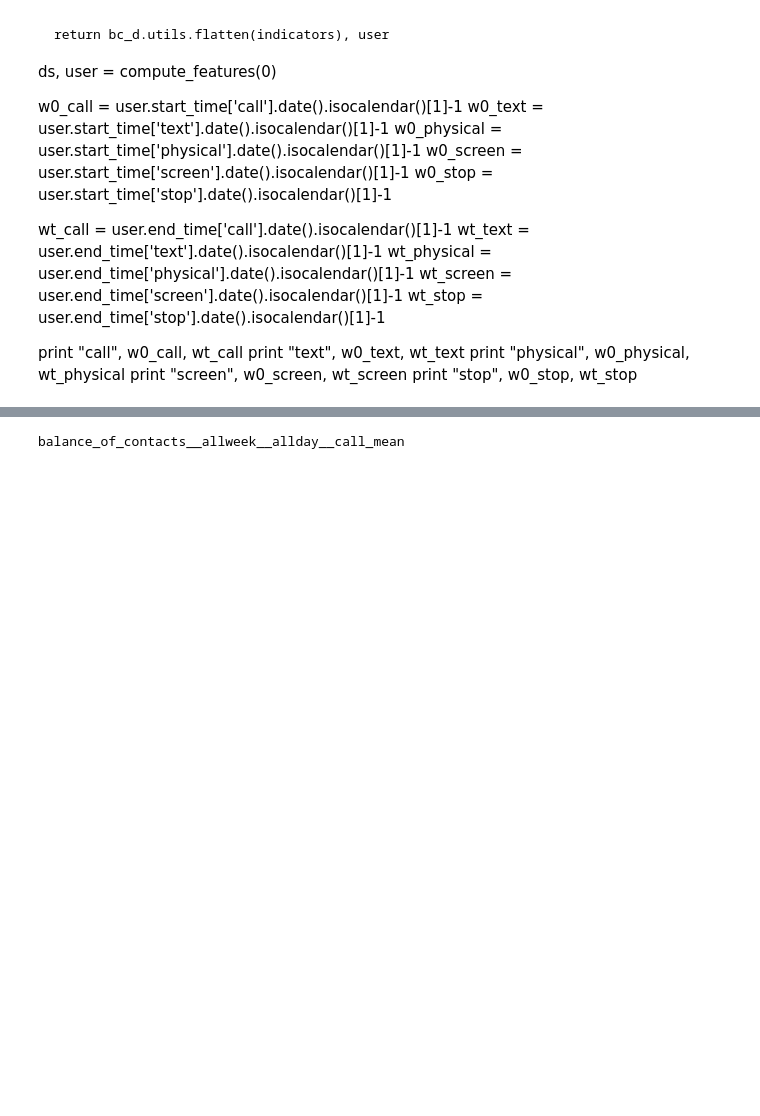
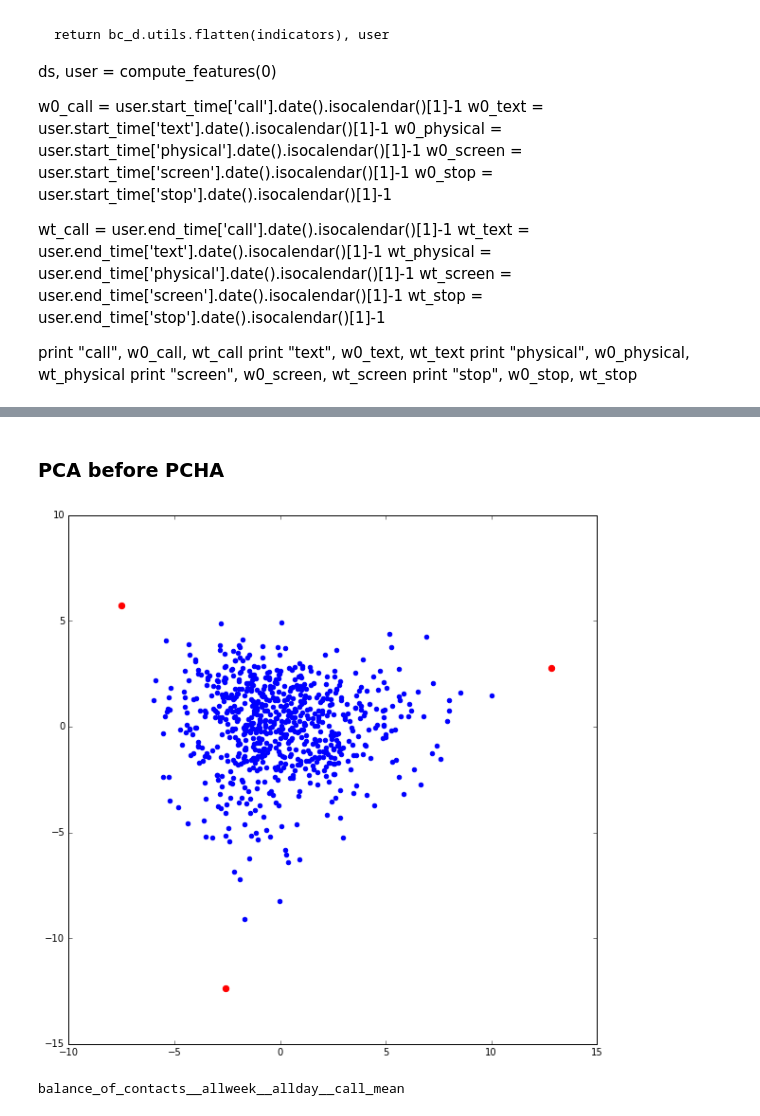
Before and after one commit to ulfaslak/MScProject-build-dataset, a Jupyter notebook: main.ipynb, the cells around one changed output, grey strips where cells are left out. Saved outputs shown, nothing was run; the diff lists cells and outputs as text; code cells hidden in the pictures; blank space fills up the shorter version.

```diff
--- a/main.ipynb
+++ b/main.ipynb
@@ -259,3 +310,19 @@ pd.DataFrame(X_users_mean)
+# %% [markdown]
+### PCA before PCHA
+# %%
+pca = decomposition.PCA(n_components=2)
+
+X0 = X_users_mean_clean.T
+pca.fit(X0.T)
+X0 = pca.transform(X0.T).T
+XC, S, C, SSE, varexpl = PCHA(X0, 3, delta=0.4)
+
+plt.figure(figsize=(10,10))
+plt.scatter(X0[0, :], X0[1, :], color="b")
+plt.scatter(XC[0, :], XC[1, :], color="r", s=40)
+plt.show()
+# %% [output]
+[figure, added]
 # %%
 from scipy.ndimage import gaussian_filter1d
 i = 20
```
Also changed, not shown: parts of 8 cells of this notebook, 2 other files.
